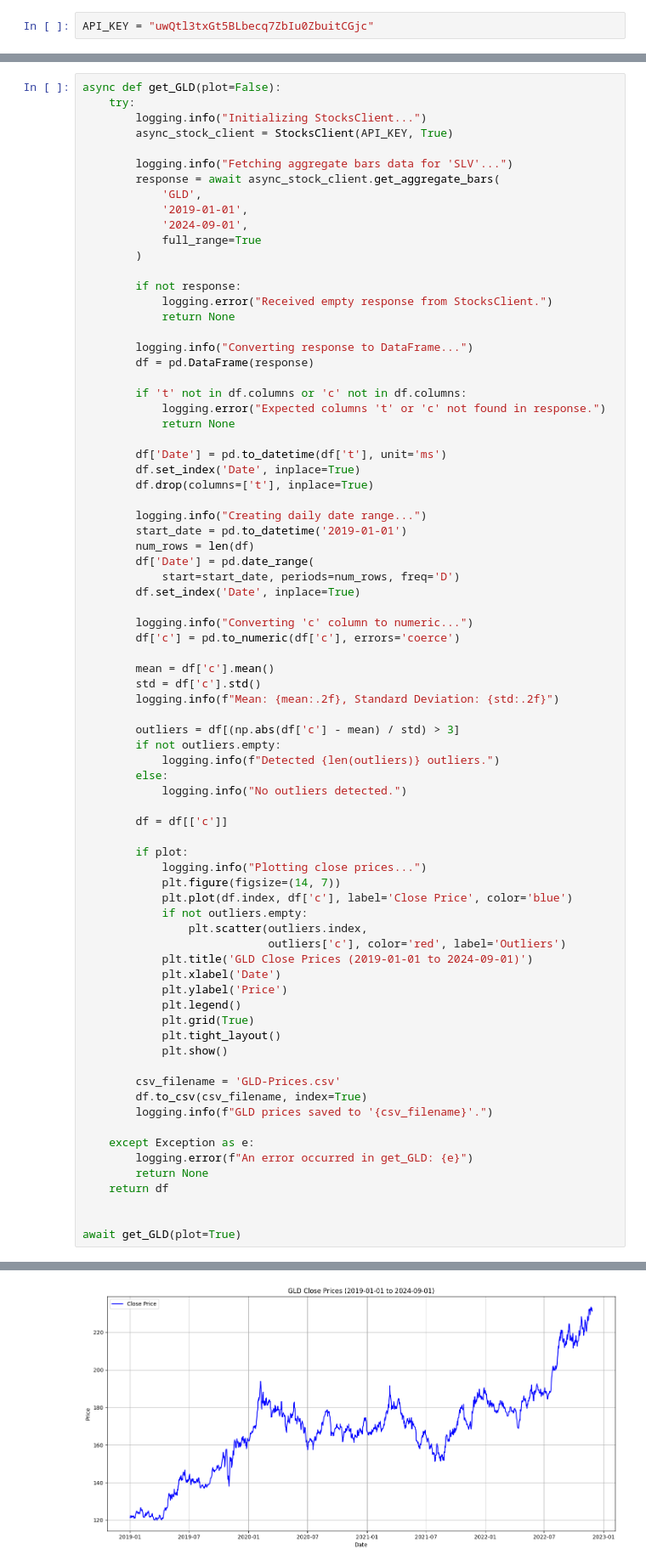
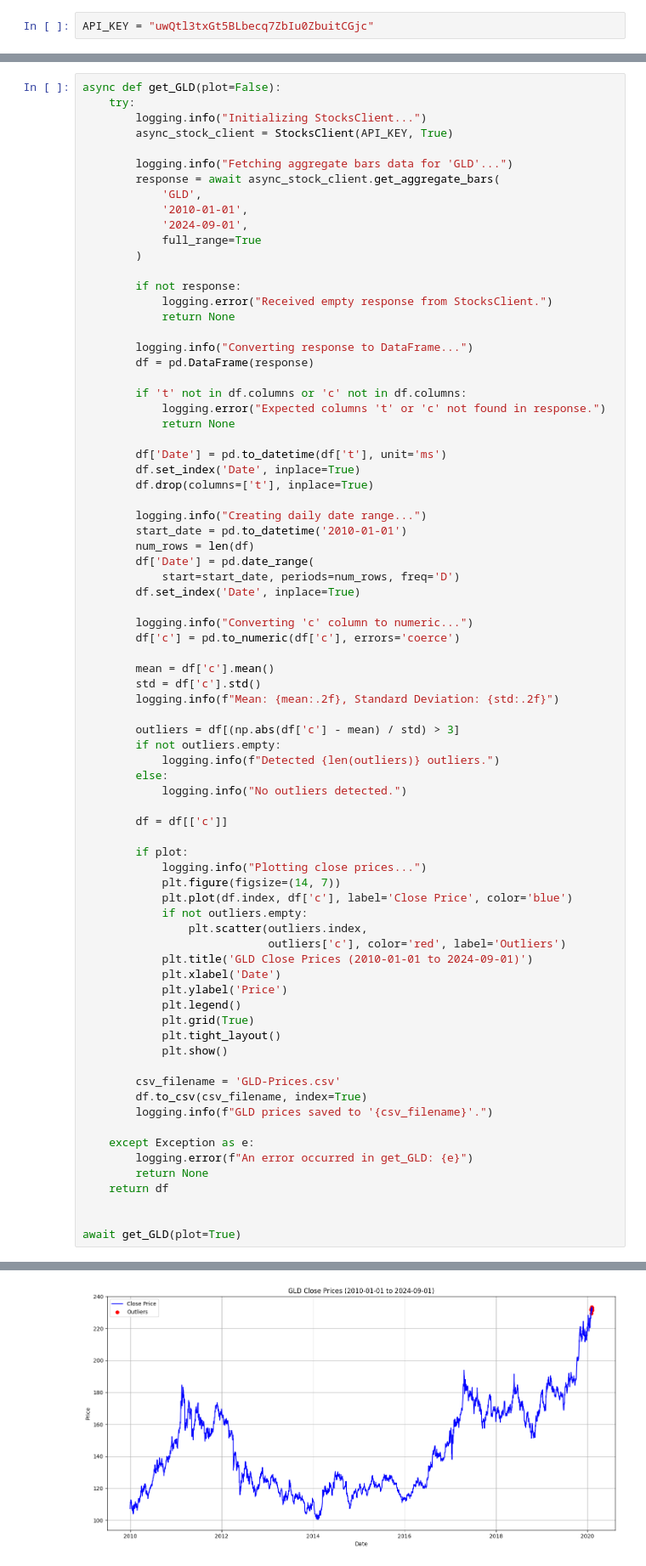
Before and after one commit to GTSF-Quantitative-Sector/sarima_forecast, a Jupyter notebook: sarima-forecast.ipynb, the cells around one changed output, grey strips where cells are left out. Shown at 85% size. Drawn from its saved outputs; the diff is of its cells as text.

```diff
--- a/sarima-forecast.ipynb
+++ b/sarima-forecast.ipynb
@@ -69,10 +69,10 @@ async def get_GLD(plot=False):
         logging.info("Initializing StocksClient...")
         async_stock_client = StocksClient(API_KEY, True)
 
-        logging.info("Fetching aggregate bars data for 'SLV'...")
+        logging.info("Fetching aggregate bars data for 'GLD'...")
         response = await async_stock_client.get_aggregate_bars(
             'GLD',
-            '2019-01-01',
+            '2010-01-01',
             '2024-09-01',
             full_range=True
         )
@@ -93,7 +93,7 @@ async def get_GLD(plot=False):
         df.drop(columns=['t'], inplace=True)
 
         logging.info("Creating daily date range...")
-        start_date = pd.to_datetime('2019-01-01')
+        start_date = pd.to_datetime('2010-01-01')
         num_rows = len(df)
         df['Date'] = pd.date_range(
             start=start_date, periods=num_rows, freq='D')
@@ -121,7 +121,7 @@ async def get_GLD(plot=False):
             if not outliers.empty:
                 plt.scatter(outliers.index,
                             outliers['c'], color='red', label='Outliers')
-            plt.title('GLD Close Prices (2019-01-01 to 2024-09-01)')
+            plt.title('GLD Close Prices (2010-01-01 to 2024-09-01)')
             plt.xlabel('Date')
             plt.ylabel('Price')
             plt.legend()
@@ -153 +154 @@ await get_GLD(plot=True)
-[figure, old version]
+[figure, new version]
```
Also changed, not shown: parts of 11 cells of this notebook, 5 other files.
